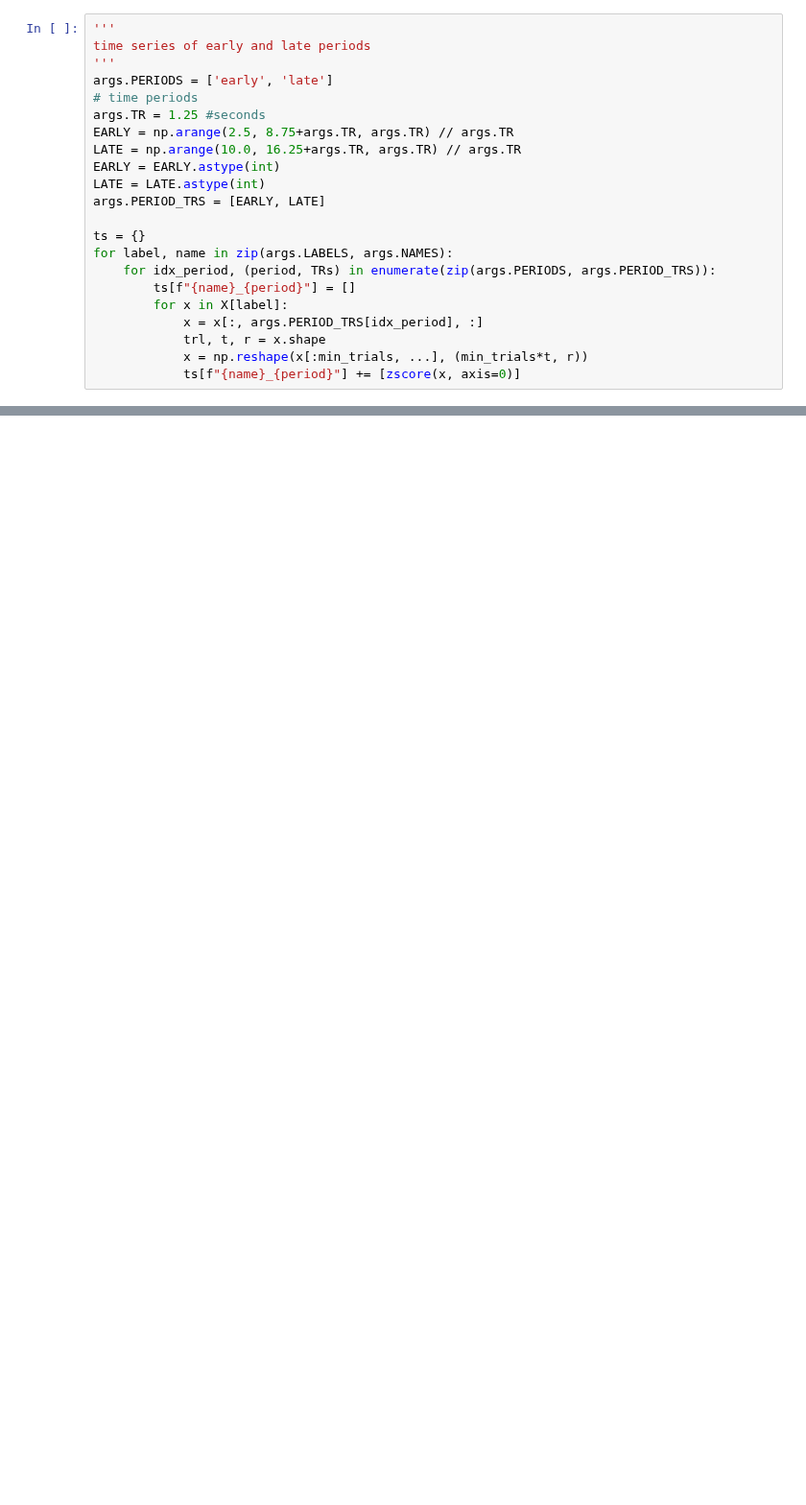
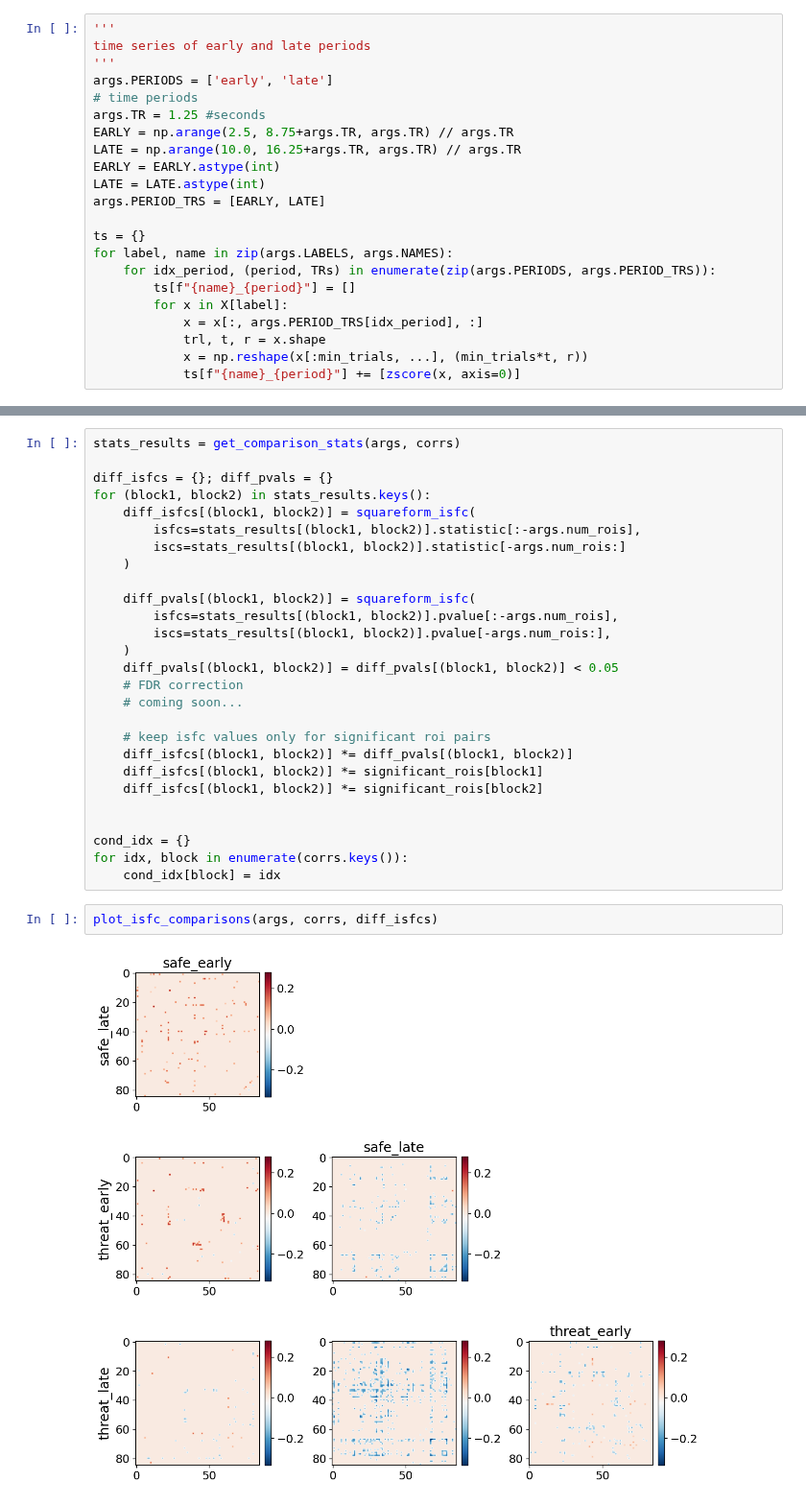
Before and after one commit to govinda-umd/network_dynamics, a Jupyter notebook: _build/jupyter_execute/nb/jul22/00-data-max_model-isfc_desc-early_vs_late.ipynb, the cells around one changed output, grey strips where cells are left out. Shown at 96% size. Drawn from its saved outputs; the diff is of its cells as text; blank space fills up the shorter version.

```diff
--- a/_build/jupyter_execute/nb/jul22/00-data-max_model-isfc_desc-early_vs_late.ipynb
+++ b/_build/jupyter_execute/nb/jul22/00-data-max_model-isfc_desc-early_vs_late.ipynb
@@ -304,0 +327,31 @@ for idx_blk1, block1 in enumerate(corrs.keys()):
+# %%
+stats_results = get_comparison_stats(args, corrs)
+
+diff_isfcs = {}; diff_pvals = {}
+for (block1, block2) in stats_results.keys():
+    diff_isfcs[(block1, block2)] = squareform_isfc(
+        isfcs=stats_results[(block1, block2)].statistic[:-args.num_rois],
+        iscs=stats_results[(block1, block2)].statistic[-args.num_rois:]
+    )
+
+    diff_pvals[(block1, block2)] = squareform_isfc(
+        isfcs=stats_results[(block1, block2)].pvalue[:-args.num_rois],
+        iscs=stats_results[(block1, block2)].pvalue[-args.num_rois:],
+    )
+    diff_pvals[(block1, block2)] = diff_pvals[(block1, block2)] < 0.05
+    # FDR correction
+    # coming soon...
+
+    # keep isfc values only for significant roi pairs
+    diff_isfcs[(block1, block2)] *= diff_pvals[(block1, block2)]
+    diff_isfcs[(block1, block2)] *= significant_rois[block1]
+    diff_isfcs[(block1, block2)] *= significant_rois[block2]
+
+
+cond_idx = {}
+for idx, block in enumerate(corrs.keys()):
+    cond_idx[block] = idx
+# %%
+plot_isfc_comparisons(args, corrs, diff_isfcs)
+# %% [output]
+[figure, added]
```
Also changed, not shown: parts of 18 cells of this notebook, 14 other files.
